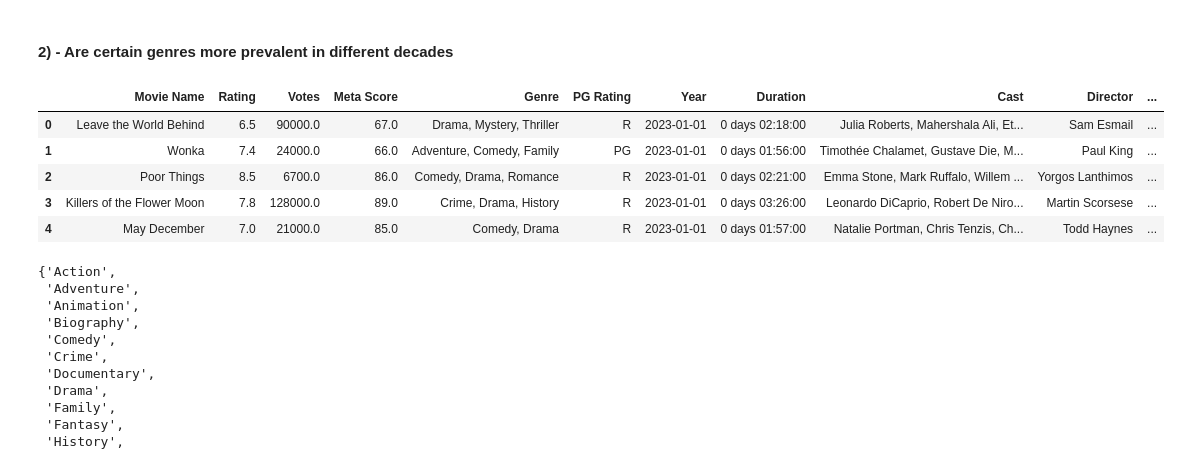
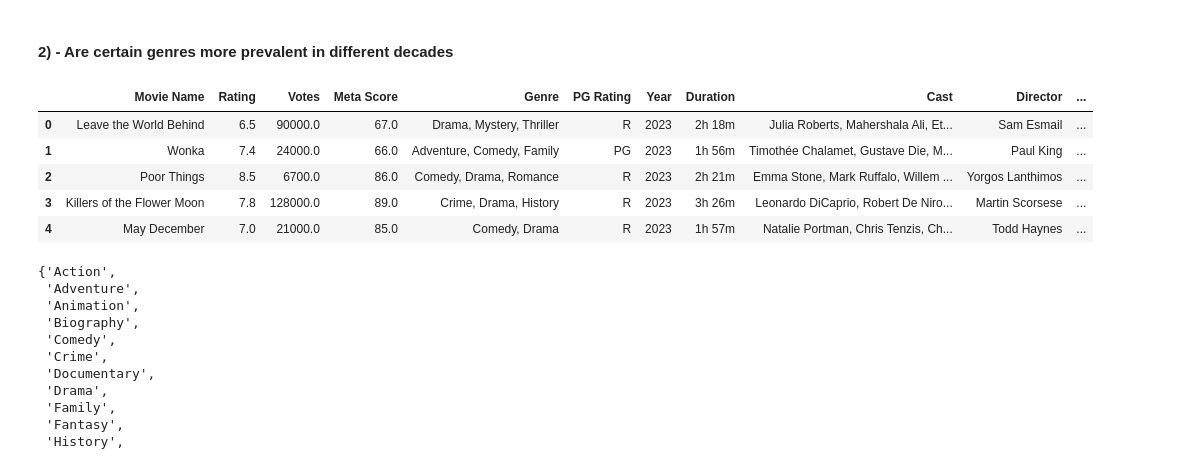
Before and after one commit to fjt-akin/IMDb_movie_analysis, a Jupyter notebook: movie_analysis.ipynb, the cells around one changed output. Cells and saved outputs as stored; diff of their text form; code cells hidden in the pictures.

```diff
--- a/movie_analysis.ipynb
+++ b/movie_analysis.ipynb
@@ -138,6 +110,26 @@ movie_df['Duration'] = movie_df['Duration'].apply(parse_duration)
 # %%
 #Drop all rows containing NAN values
 movie_df.dropna(inplace=True)
+# %%
+#create a new column called duration_minutes for easy aggregations
+#define a function convert_to_mins
+
+def convert_to_mins(duration):
+    parts = duration.split()
+    hours = 0
+    minutes = 0
+    for part in parts:
+        if 'h' in part:
+            hours = int(part[:-1])
+        elif 'm' in part:
+            minutes = int(part[:-1])
+    total_minutes = hours * 60 + minutes
+    return total_minutes
+
+
+
+# Convert 'Duration' column to total minutes
+movie_df['Duration_minutes'] = movie_df['Duration'].apply(convert_to_mins)
 # %% [markdown]
 <h2>A - Exploring Trends Over Time</h2>
 # %% [markdown]
@@ -146,6 +138,8 @@ movie_df.dropna(inplace=True)
 Convert the year to datetime
 # %%
 movie_df['Year'] = pd.to_datetime(movie_df['Year'], format='%Y')
+#Extract the year component
+movie_df['Year'] = movie_df['Year'].dt.year
 # %% [markdown]
 group by year and calculate the average rating
 # %%
@@ -183,18 +177,18 @@ From the visualization above, we can observe that the average movie rating has d
 # %%
 #define a function to get decade
 def get_decade(year):
-    return int((year.year // 10) * 10)
+    return int((year // 10) * 10)
 
 #create a new column called Decade to represent the decade each movie belongs to
 movie_df['Decade'] = movie_df['Year'].apply(get_decade)
 movie_df.head(5)
 # %% [output]
 |  | Movie Name | Rating | Votes | Meta Score | Genre | PG Rating | Year | Duration | Cast | Director | ... |
-| 0 | Leave the World Behind | 6.5 | 90000.0 | 67.0 | Drama, Mystery, Thriller | R | 2023-01-01 | 0 days 02:18:00 | Julia Roberts, Mahershala Ali, Et... | Sam Esmail | ... |
-| 1 | Wonka | 7.4 | 24000.0 | 66.0 | Adventure, Comedy, Family | PG | 2023-01-01 | 0 days 01:56:00 | Timothée Chalamet, Gustave Die, M... | Paul King | ... |
-| 2 | Poor Things | 8.5 | 6700.0 | 86.0 | Comedy, Drama, Romance | R | 2023-01-01 | 0 days 02:21:00 | Emma Stone, Mark Ruffalo, Willem ... | Yorgos Lanthimos | ... |
-| 3 | Killers of the Flower Moon | 7.8 | 128000.0 | 89.0 | Crime, Drama, History | R | 2023-01-01 | 0 days 03:26:00 | Leonardo DiCaprio, Robert De Niro... | Martin Scorsese | ... |
-| 4 | May December | 7.0 | 21000.0 | 85.0 | Comedy, Drama | R | 2023-01-01 | 0 days 01:57:00 | Natalie Portman, Chris Tenzis, Ch... | Todd Haynes | ... |
+| 0 | Leave the World Behind | 6.5 | 90000.0 | 67.0 | Drama, Mystery, Thriller | R | 2023 | 2h 18m | Julia Roberts, Mahershala Ali, Et... | Sam Esmail | ... |
+| 1 | Wonka | 7.4 | 24000.0 | 66.0 | Adventure, Comedy, Family | PG | 2023 | 1h 56m | Timothée Chalamet, Gustave Die, M... | Paul King | ... |
+| 2 | Poor Things | 8.5 | 6700.0 | 86.0 | Comedy, Drama, Romance | R | 2023 | 2h 21m | Emma Stone, Mark Ruffalo, Willem ... | Yorgos Lanthimos | ... |
+| 3 | Killers of the Flower Moon | 7.8 | 128000.0 | 89.0 | Crime, Drama, History | R | 2023 | 3h 26m | Leonardo DiCaprio, Robert De Niro... | Martin Scorsese | ... |
+| 4 | May December | 7.0 | 21000.0 | 85.0 | Comedy, Drama | R | 2023 | 1h 57m | Natalie Portman, Chris Tenzis, Ch... | Todd Haynes | ... |
 # %%
 #split genres and create a list of all unique genres
 all_genres = movie_df['Genre'].str.split(',').sum()
```
Also changed, not shown: parts of 54 cells of this notebook, 1 other file.
